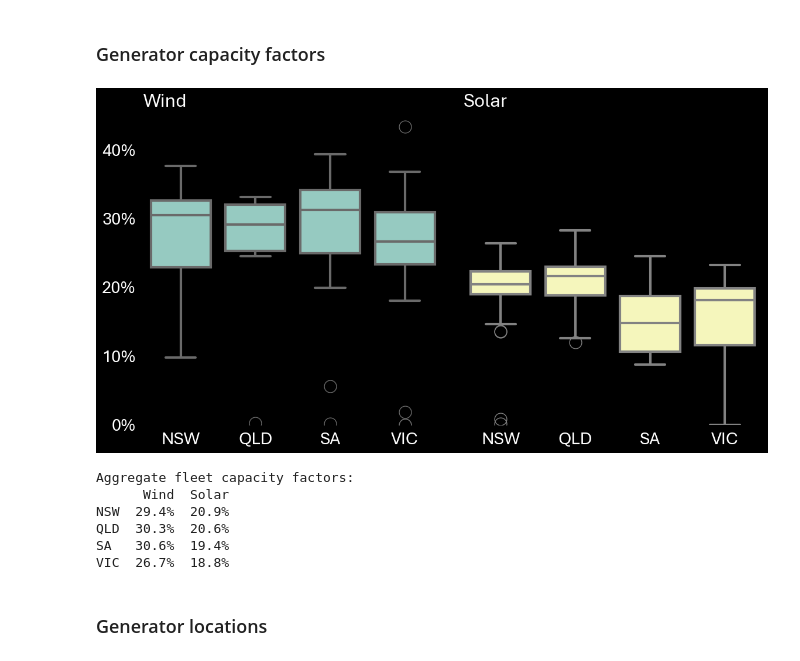
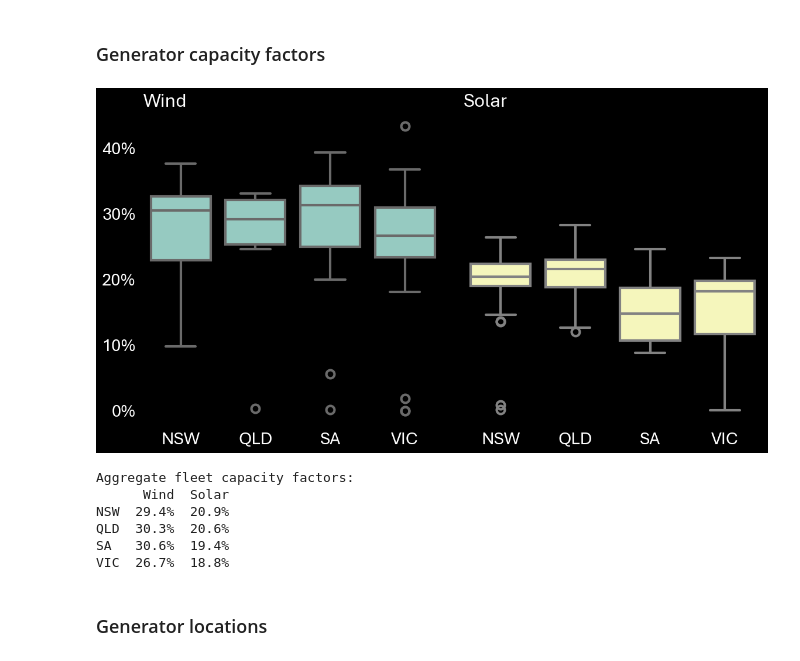
Before and after one commit to MarkusMannheim/contract_modelling, a Jupyter notebook: data_preparation.ipynb, the cells around one changed output. Saved outputs shown, nothing was run; the diff lists cells and outputs as text; code cells hidden in the pictures.

```diff
--- a/data_preparation.ipynb
+++ b/data_preparation.ipynb
@@ -273,17 +273,16 @@ fig, ax = plt.subplots(
     2, 2,
     figsize=(12, 6.75),
     tight_layout=True,
-    sharex=True,
-    sharey=True)
+    sharex=True)
 
 for i, region in enumerate(gen_info["Region"].unique()):
     # Prepare data
     region_duids = gen_info[gen_info["Region"] == region].index.tolist()
-    duid_filter = pc.field("DUID").isin(region_duids)
     region_duid_data = pd.read_parquet(
         duid_data_path,
         engine="pyarrow",
-        filters=duid_filter)
+        filters=[("DUID", "in", region_duids)],
+        columns=["Interval", "DUID", "Maximum capacity"])
     # Attach 'technology' to DUID data
     region_duid_data["Technology"] = gen_info.loc[
         region_duid_data["DUID"],
@@ -315,7 +314,6 @@ for i, region in enumerate(gen_info["Region"].unique()):
     axis.set_xlabel(None)
     axis.set_ylabel("MW" if i % 2 == 0 else None)
     axis.yaxis.set_major_formatter(lambda x, p: f"{x:,.0f}")
-    axis.set_ylim(0)
     axis.set_title(region, loc="left")
     for frame in ["top", "right", "bottom", "left"]:
         axis.spines[frame].set_visible(False)
@@ -345,11 +343,11 @@ aggregate_cfs = pd.DataFrame(
 for i, tech in enumerate(["Wind", "Solar"]):
     # Prepare data
     tech_duids = gen_info[gen_info["Technology"] == tech].index.tolist()
-    duid_filter = pc.field("DUID").isin(tech_duids)
     tech_duid_data = pd.read_parquet(
         duid_data_path,
         engine="pyarrow",
-        filters=duid_filter)
+        filters=[("DUID", "in", tech_duids)],
+        columns=["DUID", "Output", "Maximum capacity"])
     # Attach 'technology' to DUID data
     tech_duid_data["Region"] = gen_info.loc[
         tech_duid_data["DUID"],
@@ -376,36 +374,37 @@ for i, tech in enumerate(["Wind", "Solar"]):
         index="Region",
         values=["Output", "Maximum capacity"],
         aggfunc="sum")
     tech_cf["Capacity factor"] = tech_cf["Output"] / tech_cf["Maximum capacity"]
     for region in tech_cf.index:
         aggregate_cfs.at[region, tech] = tech_cf.at[region, "Capacity factor"]
     del tech_cf, tech_duid_data
 
     # Plot in subplot
     axis = ax[i]
     sns.boxplot(
         data=capacity_factors,
         x="Region",
         y="Capacity factor",
         color=f"C{i}",
         linewidth=3,
-        fliersize=15,
+        fliersize=10,
+        flierprops=dict(
+            markeredgewidth=3),
         ax=axis)
     axis.set_xlabel(None)
     axis.set_ylabel(None)
     axis.yaxis.set_major_formatter(lambda x, p: f"{x:,.0%}")
-    axis.set_ylim(0)
     axis.set_title(tech, loc="left")
     for frame in ["top", "right", "bottom", "left"]:
         axis.spines[frame].set_visible(False)
 
 plt.show()
 save_figure(fig, "fleet_capacity_factors", charts_dir)
 
 print("Aggregate fleet capacity factors:")
 print(aggregate_cfs.map(lambda x: f"{x:.1%}"))
 # %% [output]
-[figure, old version]
+[figure, new version]
 Aggregate fleet capacity factors:
       Wind  Solar
 NSW  29.4%  20.9%
```
Also changed, not shown: parts of 11 cells of this notebook, 44 other files.
